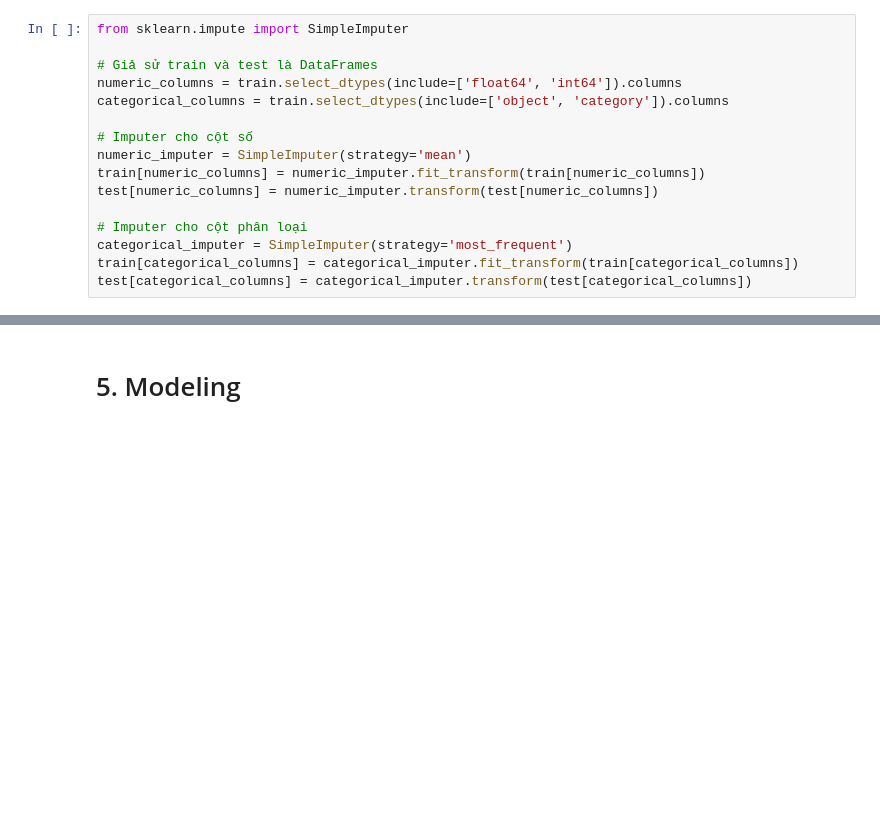
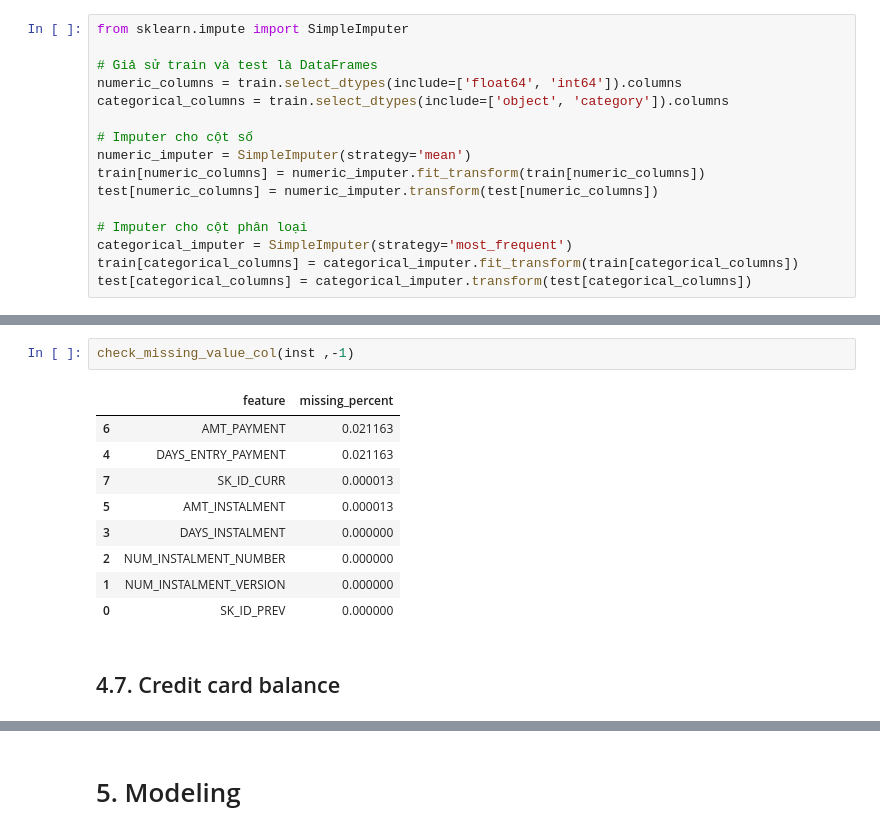
Before and after one commit to Hoaingocnguyen1/nothingelsehaha, a Jupyter notebook: Data_preprocessing.ipynb, the cells around one changed output, grey strips where cells are left out. Cells and saved outputs as stored; diff of their text form; blank space fills up the shorter version.

```diff
--- a/Data_preprocessing.ipynb
+++ b/Data_preprocessing.ipynb
@@ -1010,0 +1271,14 @@ test[categorical_columns] = categorical_imputer.transform(test[categorical_colum
+# %%
+check_missing_value_col(inst ,-1)
+# %% [output]
+|  | feature | missing_percent |
+| 6 | AMT_PAYMENT | 0.021163 |
+| 4 | DAYS_ENTRY_PAYMENT | 0.021163 |
+| 7 | SK_ID_CURR | 0.000013 |
+| 5 | AMT_INSTALMENT | 0.000013 |
+| 3 | DAYS_INSTALMENT | 0.000000 |
+| 2 | NUM_INSTALMENT_NUMBER | 0.000000 |
+| 1 | NUM_INSTALMENT_VERSION | 0.000000 |
+| 0 | SK_ID_PREV | 0.000000 |
+# %% [markdown]
+## 4.7. Credit card balance
```
Also changed, not shown: parts of 28 cells of this notebook.
